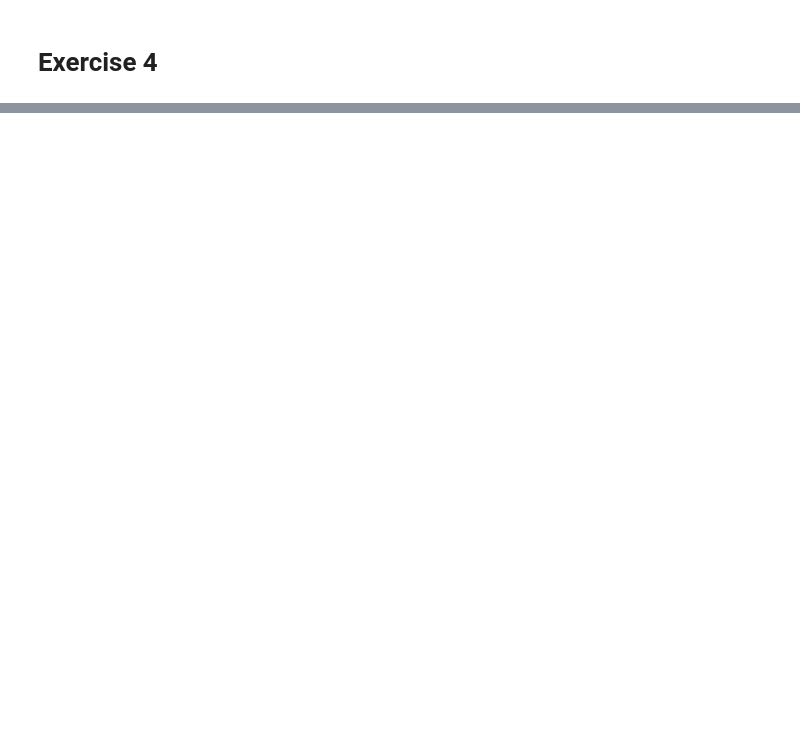
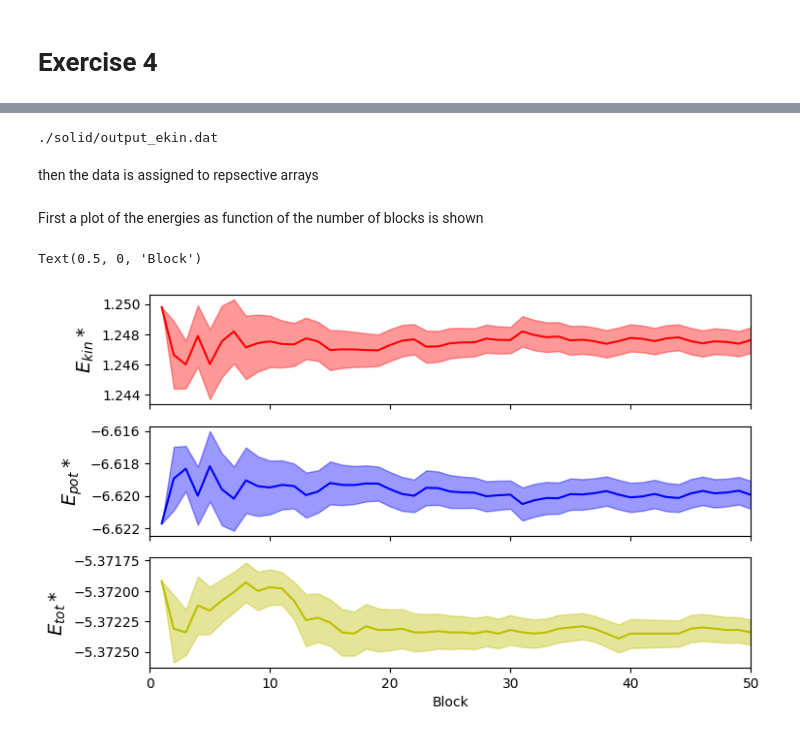
Before and after one commit to Giac97/Simulazione-Numerica, a Jupyter notebook: notebooks/Exercise 4/Exercise 4 - Analysis.ipynb, the cells around one changed output, grey strips where cells are left out. Cells and saved outputs as stored; diff of their text form; code cells hidden in the pictures; blank space fills up the shorter version.

```diff
--- a/notebooks/Exercise 4/Exercise 4 - Analysis.ipynb
+++ b/notebooks/Exercise 4/Exercise 4 - Analysis.ipynb
@@ -19,0 +13,37 @@ plt.errorbar(block, press_solid, err_press_solid, color = "k", elinewidth = 1,li
+# %%
+solid_path = "./solid/"
+solid_outputs = os.listdir(solid_path)
+# %%
+print(solid_path+solid_outputs[0])
+# %% [output]
+./solid/output_ekin.dat
+# %% [markdown]
+then the data is assigned to repsective arrays
+# %%
+blck, ekin, ekinblck, ekinerr = np.loadtxt(solid_path+solid_outputs[0], unpack = True)
+blck, epot, epotblck, epoterr = np.loadtxt(solid_path+solid_outputs[1], unpack = True)
+blck, etot, etotblck, etoterr = np.loadtxt(solid_path+solid_outputs[2], unpack = True)
+blck, press, pressblck, presserr = np.loadtxt(solid_path+solid_outputs[3], unpack = True)
+blck, temp, tempblck, temperr = np.loadtxt(solid_path+solid_outputs[4], unpack = True)
+# %% [markdown]
+First a plot of the energies as function of the number of blocks is shown
+# %%
+fig, axs = plt.subplots(3, sharex = True, figsize = (8, 5))
+axs[0].plot(blck, ekinblck, c = "r")
+axs[0].fill_between(blck, ekinblck-ekinerr, ekinblck+ekinerr, alpha = 0.4, edgecolor ="r", facecolor = "r")
+axs[0].set_xlim((0,50))
+axs[0].set_ylabel(r"$E_{kin}*$", fontsize = 14)
+
+axs[1].plot(blck, epotblck, c = "b")
+axs[1].fill_between(blck, epotblck-epoterr, epotblck+epoterr, alpha = 0.4, edgecolor ="b", facecolor = "b")
+axs[1].set_xlim((0,50))
+axs[1].set_ylabel(r"$E_{pot}*$", fontsize = 14)
+
+axs[2].plot(blck, etotblck, c = "y")
+axs[2].fill_between(blck, etotblck-etoterr, etotblck+etoterr, alpha = 0.4, edgecolor ="y", facecolor = "y")
+axs[1].set_xlim((0,50))
+axs[2].set_ylabel(r"$E_{tot}*$", fontsize = 14)
+axs[2].set_xlabel("Block")
+# %% [output]
+Text(0.5, 0, 'Block')
+[figure, added]
```
Also changed, not shown: parts of 16 cells of this notebook.
